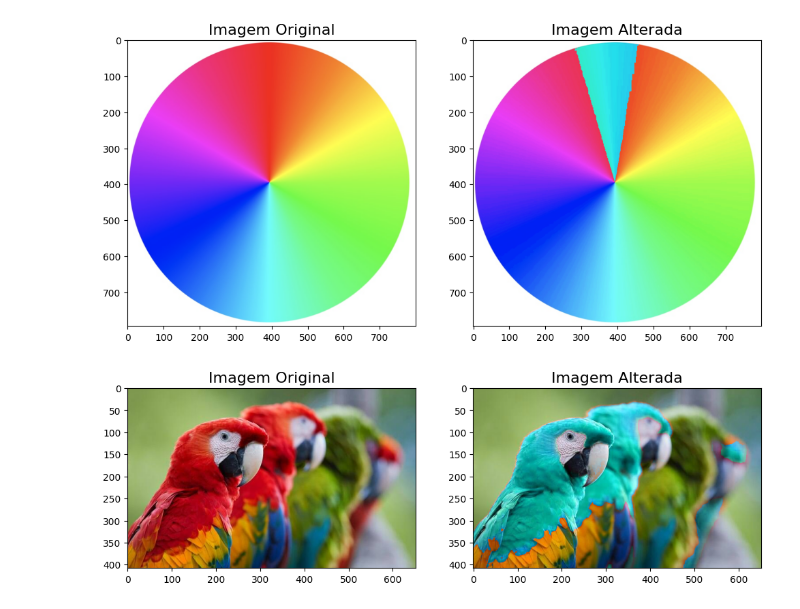
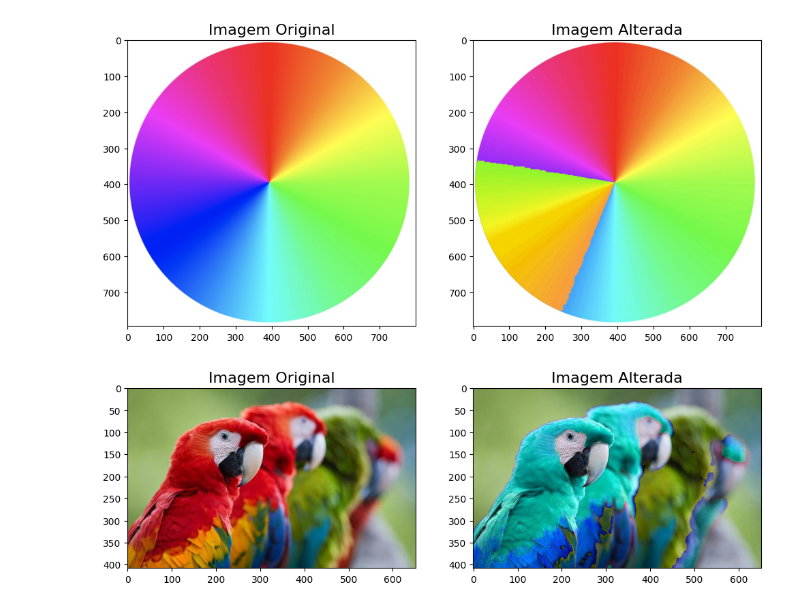
Before and after one commit to staubjoao/processamento_digital_imagens, a Jupyter notebook: trabalho01/main.ipynb, the cells around one changed output. Drawn from its saved outputs; the diff is of its cells as text; code cells hidden in the pictures.

```diff
--- a/trabalho01/main.ipynb
+++ b/trabalho01/main.ipynb
@@ -9,9 +9,9 @@ def alteracaoHue(path, m, x):
     image_hsv = cv2.cvtColor(image, cv2.COLOR_BGR2HSV)
 
     # faz o cálculo dos limites superiores e inferiores
-    # com base em 180 por aspectos da bibilioteca cv22
-    upper = np.mod((m + x)/2, 180)
-    lower = np.mod((m - x)/2, 180)
+    # com base em 180 por aspectos da bibilioteca cv2
+    limite_superior = np.mod((m + x)/2, 180)
+    limite_inferior = np.mod((m - x)/2, 180)
     # cria matrizes booleanas de acordo com as condições
 
     # separa as matizes h, s e v
@@ -19,9 +19,8 @@ def alteracaoHue(path, m, x):
 
     # de começo e fim do círculo HSV delimitado pelo
     # usuário
-    start = h <= upper
-    #print(start)
-    end = h >= lower
+    inicio = h <= limite_superior
+    final = h >= limite_inferior
 
     # realiza o casting para o tipo np.uint16
     h = h.astype(np.uint16)
@@ -29,7 +28,7 @@ def alteracaoHue(path, m, x):
     # delimita qual operação será usada dependendo da
     # condição de que o limite inferior é menor do que
     # o limite superior
-    operation = start & end if lower < upper else start | end
+    operation = inicio & final if limite_inferior < limite_superior else inicio | final
     # realiaza a operação (podendo ser união ou interseção)
     h[operation] = np.mod(h[operation] + 90, 180).astype(np.uint8)
 
@@ -53,10 +52,10 @@ def alteracaoHue(path, m, x):
     plt.title("Imagem Alterada", fontsize = 16)
     plt.show()
 # %%
-alteracaoHue('./circulo_cromatico.jpeg', 360, 10)
+alteracaoHue('./circulo_cromatico.jpeg', 240, 30)
 # %% [output]
-[figure, old version]
+[figure, new version]
 # %%
-alteracaoHue('./aves.jpg', 0, 20)
+alteracaoHue('./aves.jpg', 20, 38)
 # %% [output]
-[figure, old version]
+[figure, new version]
```
Also changed, not shown: parts of 4 cells of this notebook, 4 other files.
